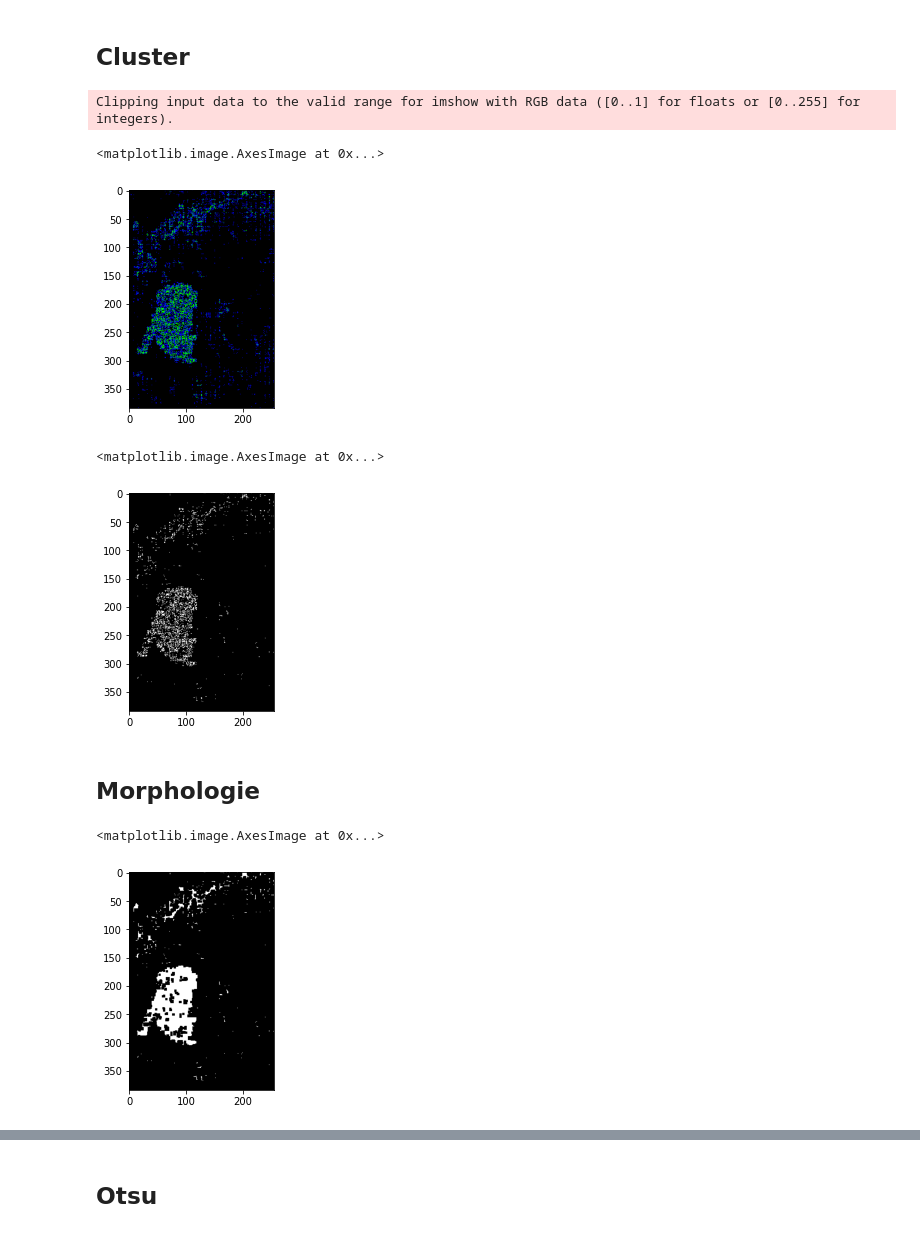
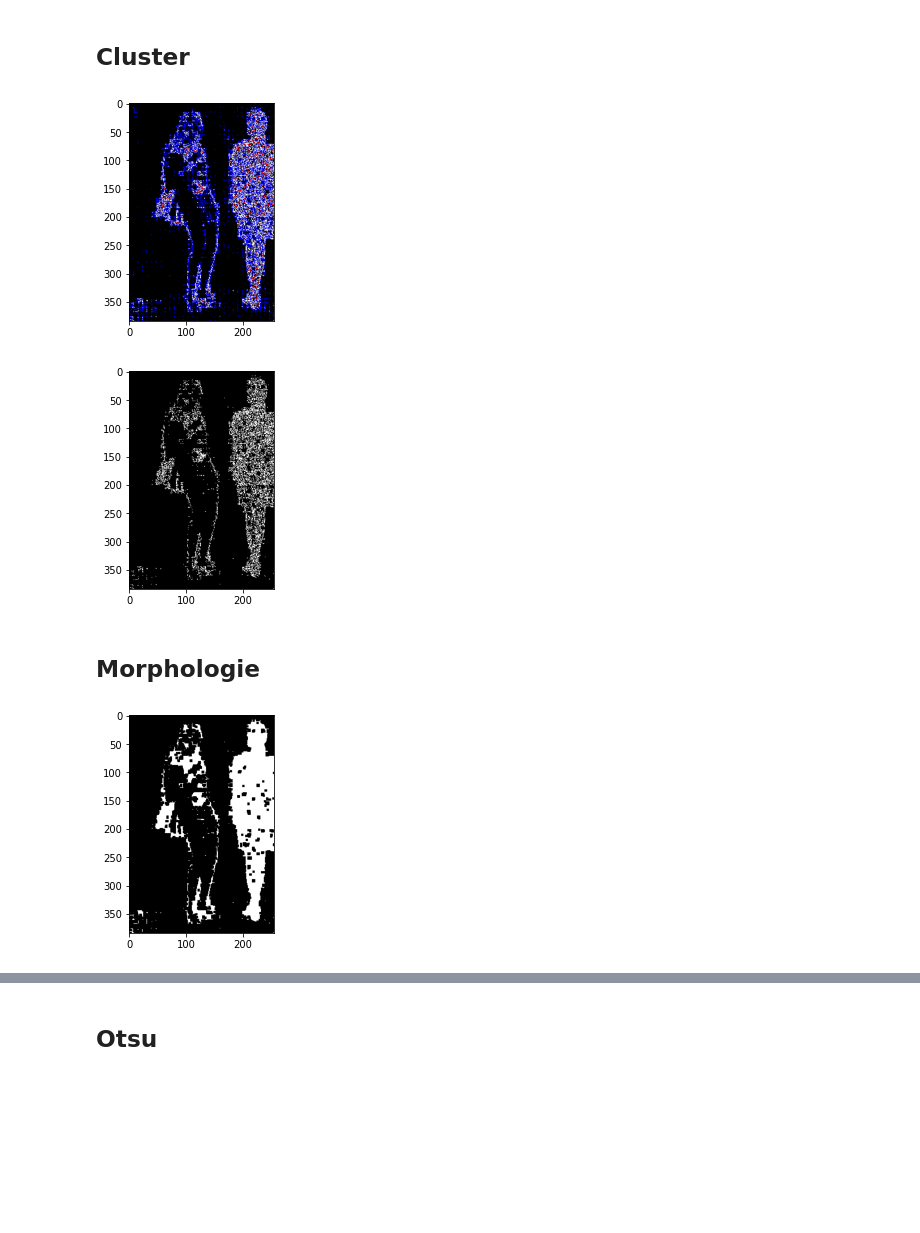
Before and after one commit to geoffroyO/sVae, a Jupyter notebook: src/img_test/test_results.ipynb, the cells around one changed output, grey strips where cells are left out. Saved outputs shown, nothing was run; the diff lists cells and outputs as text; code cells hidden in the pictures; blank space fills up the shorter version.

Commit message:
data ori

```diff
--- a/src/img_test/test_results.ipynb
+++ b/src/img_test/test_results.ipynb
@@ -8,7 +8,7 @@ from sklearn.decomposition import PCA
 from mpl_toolkits import mplot3d
 from pylab import savefig
 # %%
-n=2
+n=15
 mask = plt.imread("./{}_gt.png".format(n))
 reconstruction = np.load("./{}_reconstruction.npy".format(n))
 features = np.load("./{}_features.npy".format(n))
@@ -64,44 +55,51 @@ kmeans = KMeans(n_clusters=5, random_state=0).fit(error_list)
 counts = [0, 0, 0, 0, 0]
 for e in kmeans.labels_:
     counts[e] += 1
+# %%
+n, m = error.shape
+error_2 = np.zeros((n, m, 3))
+count = 0
+for i in range(n):
+    for j in range(m):
+        col = kmeans.labels_[count]
+        if col == 2:
+            error_2[i, j] = [1, 1, 1]
+        if col == 3:
+            error_2[i, j] = [1, 0, 0]
+        if col == 4:
+            error_2[i, j] = [0, 0, 1]
+        if col == 5:
+            error_2[i, j] = [0, 1, 0]
+        count += 1
+plt.imshow(error_2, "gray")
+plt.imsave('/Users/geoffroy/Desktop/15_k.jpg', error_2, format='jpeg')
+# %% [output]
+[figure, added]
 # %%
-error_2 = np.zeros(error.shape)
+error_2 = np.zeros((n, m))
 count = 0
 for i in range(n):
     for j in range(m):
-        if kmeans.labels_[count] != np.argmax(counts):
-            error_2[i, j] = 1
+        classe = kmeans.labels_[count]
+        if classe != np.argmax(counts):
+            if classe == 2:
+                error_2[i,j] = 1
+            elif classe == 3:
+                error_2[i,j] = 1
+
         count += 1
 plt.imshow(error_2, "gray")
+plt.imsave('/Users/geoffroy/Desktop/15_keep.jpg', error_2, format='jpeg', cmap='gray')
 # %% [output]
-Clipping input data to the valid range for imshow with RGB data ([0..1] for floats or [0..255] for integers).
-<matplotlib.image.AxesImage at 0x...>
-[figure, old version]
+[figure, new version]
-# %%
-error_2 = np.zeros((n, m))
-count = 0
-for i in range(n):
-    for j in range(m):
-        classe = kmeans.labels_[count]
-        if classe != np.argmax(counts):
-            if classe == 2:
-                error_2[i,j] = 1
-            elif classe == 3:
-                error_2[i,j] = 1
-
-        count += 1
-plt.imshow(error_2, "gray")
-# %% [output]
-<matplotlib.image.AxesImage at 0x...>
-[figure, removed]
 # %% [markdown]
 ## Morphologie
 # %%
 closing = morph.binary_closing(error_2, morph.square(4))
 plt.imshow(closing, "gray")
+plt.imsave('/Users/geoffroy/Desktop/15_closing.jpg', closing, format='jpeg', cmap='gray')
 # %% [output]
-<matplotlib.image.AxesImage at 0x...>
-[figure, old version]
+[figure, new version]
 # %%
 opening = morph.binary_opening(closing, morph.square(4))
 plt.imshow(opening, "gray")
```
Also changed, not shown: parts of 9 cells of this notebook, 4 other files.
